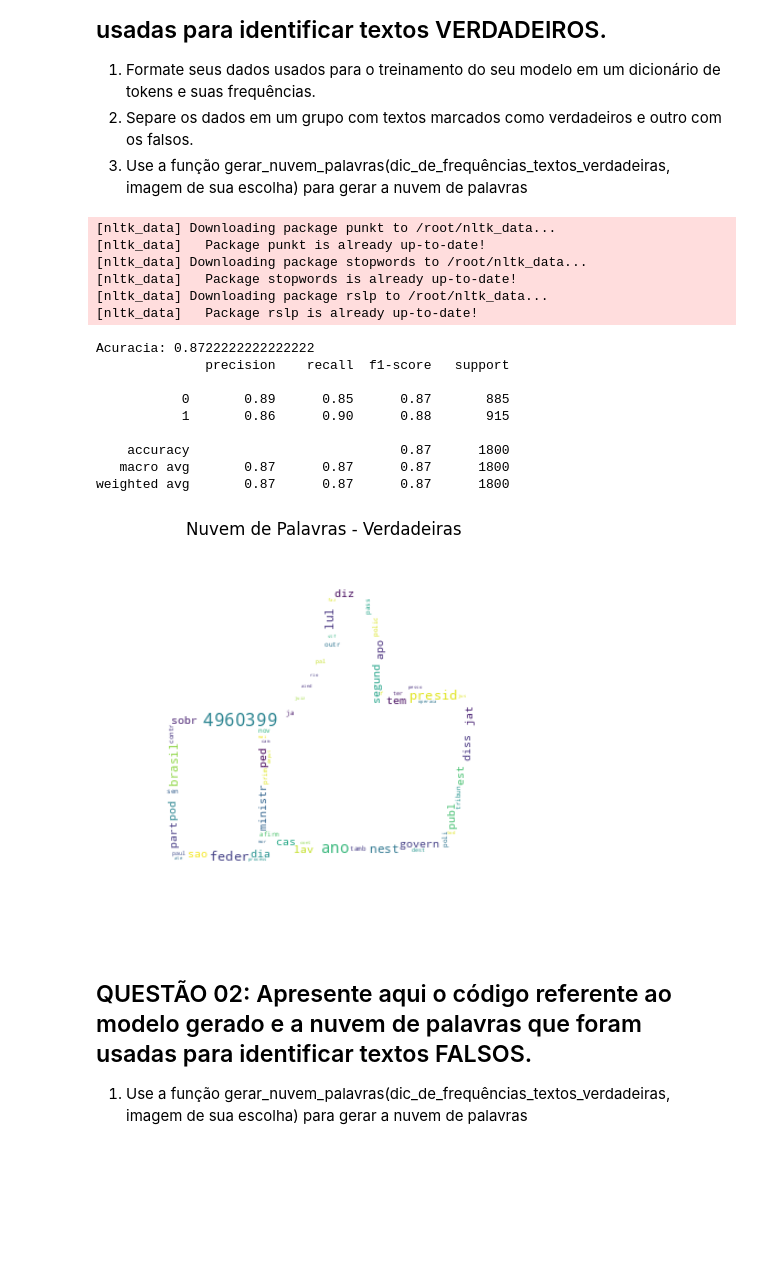
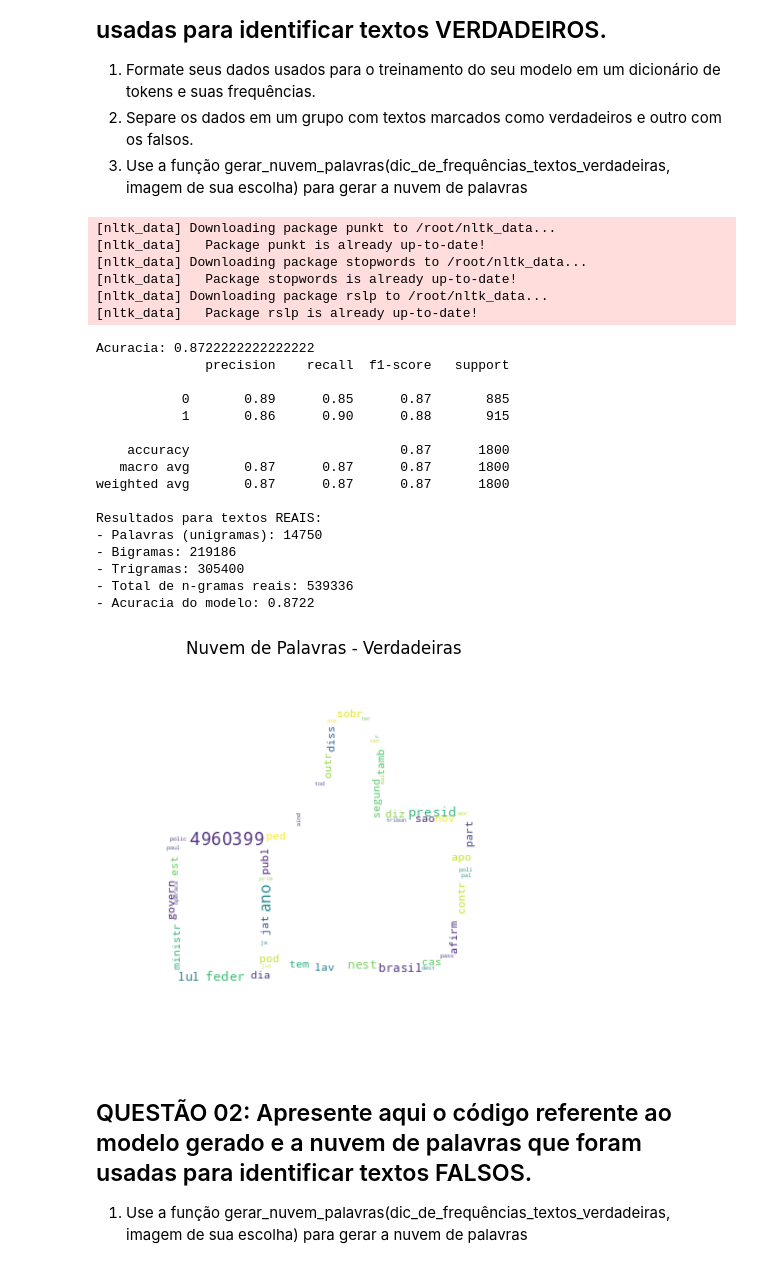
Before and after one commit to vbraga1/faculdadeTrabalhos, a Jupyter notebook: trabalho_nlp.ipynb, the cells around one changed output. Drawn from its saved outputs; the diff is of its cells as text; code cells hidden in the pictures; blank space fills up the shorter version.

```diff
--- a/trabalho_nlp.ipynb
+++ b/trabalho_nlp.ipynb
@@ -317,34 +317,65 @@ def gerar_nuvem_palavras(freq_dict, imagem='joinha.png'):
 
         plt.figure(figsize=(10,5))
         plt.imshow(wordcloud, interpolation='bilinear')
         plt.axis('off')
         plt.title("Nuvem de Palavras - Verdadeiras")
         plt.show()
     except Exception:
         wordcloud = WordCloud(width=800, height=400, background_color='white').generate_from_frequencies(freq_dict)
         plt.figure(figsize=(10,5))
         plt.imshow(wordcloud)
         plt.axis('off')
         plt.show()
 
+# 1. Recuperar a acuracia ja calculada
+acuracia_final = accuracy_score(y_test, y_pred)
+
+# 2. Obter todos os nomes das features (palavras, bigramas e trigramas) do modelo
+features = vectorizer.get_feature_names_out()
+
+# 3. Identificar quais dessas features aparecem especificamente nos textos REAIS (label 0)
+# Criamos um vetorizador temporario apenas para mapear o vocabulario dos textos reais
+vectorizer_real = TfidfVectorizer(ngram_range=(1,3))
+vectorizer_real.fit(df_true['text_processed'])
+features_reais = set(vectorizer_real.get_feature_names_out())
+
+# 4. Separar e contar
+unigramas = [f for f in features_reais if len(f.split()) == 1]
+bigramas = [f for f in features_reais if len(f.split()) == 2]
+trigramas = [f for f in features_reais if len(f.split()) == 3]
+
+print(f"Resultados para textos REAIS:")
+print(f"- Palavras (unigramas): {len(unigramas)}")
+print(f"- Bigramas: {len(bigramas)}")
+print(f"- Trigramas: {len(trigramas)}")
+print(f"- Total de n-gramas reais: {len(features_reais)}")
+print(f"- Acuracia do modelo: {acuracia_final:.4f}")
+
 gerar_nuvem_palavras(freq_true, imagem='joinha.png')
 # %% [output]
 [nltk_data] Downloading package punkt to /root/nltk_data...
 [nltk_data]   Package punkt is already up-to-date!
 [nltk_data] Downloading package stopwords to /root/nltk_data...
 [nltk_data]   Package stopwords is already up-to-date!
 [nltk_data] Downloading package rslp to /root/nltk_data...
 [nltk_data]   Package rslp is already up-to-date!
 Acuracia: 0.8722222222222222
               precision    recall  f1-score   support
 
            0       0.89      0.85      0.87       885
            1       0.86      0.90      0.88       915
 
     accuracy                           0.87      1800
    macro avg       0.87      0.87      0.87      1800
 weighted avg       0.87      0.87      0.87      1800
+
+Resultados para textos REAIS:
+- Palavras (unigramas): 14750
+- Bigramas: 219186
+- Trigramas: 305400
+- Total de n-gramas reais: 539336
+- Acuracia do modelo: 0.8722
-[figure, old version]
+[figure, new version]
 # %% [markdown]
 ## QUESTÃO 02: Apresente aqui o código referente ao modelo gerado e a nuvem de palavras que foram usadas para identificar textos FALSOS.
 
```
Also changed, not shown: parts of 2 cells of this notebook.
